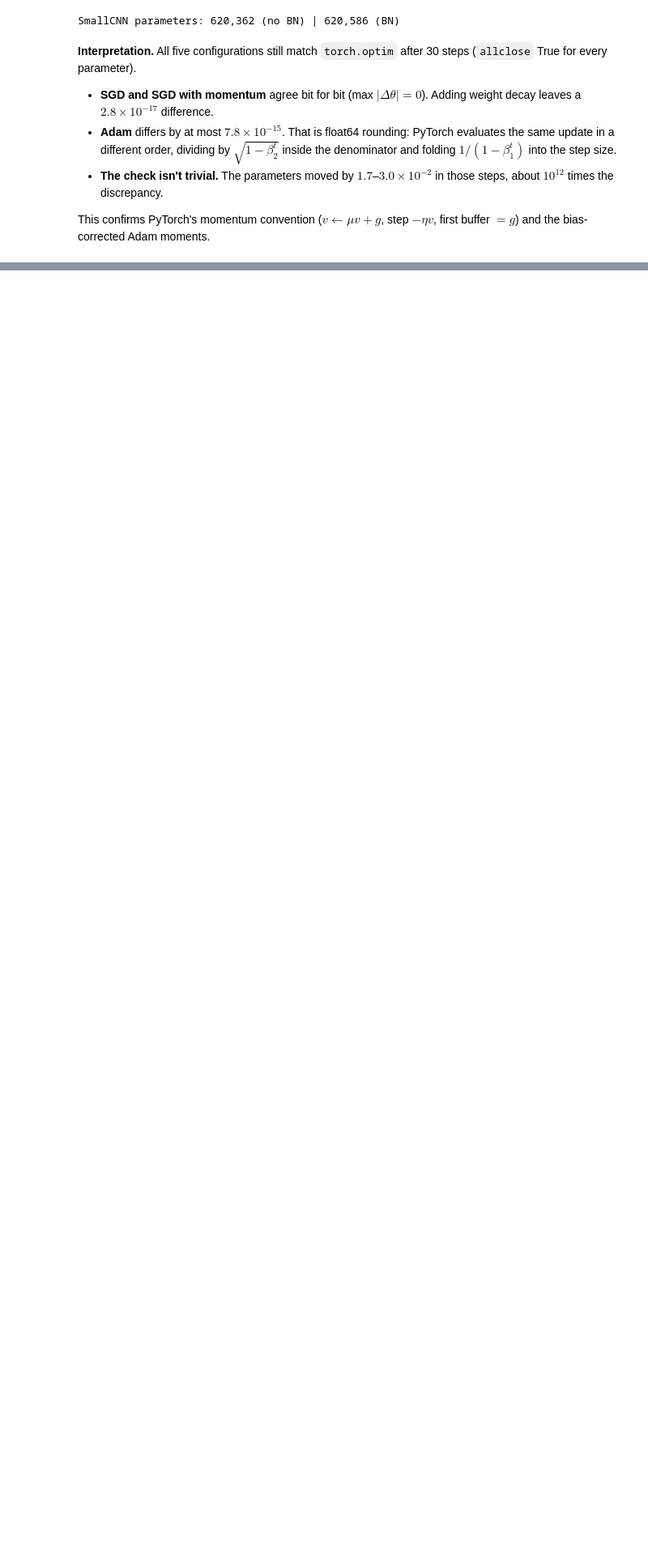
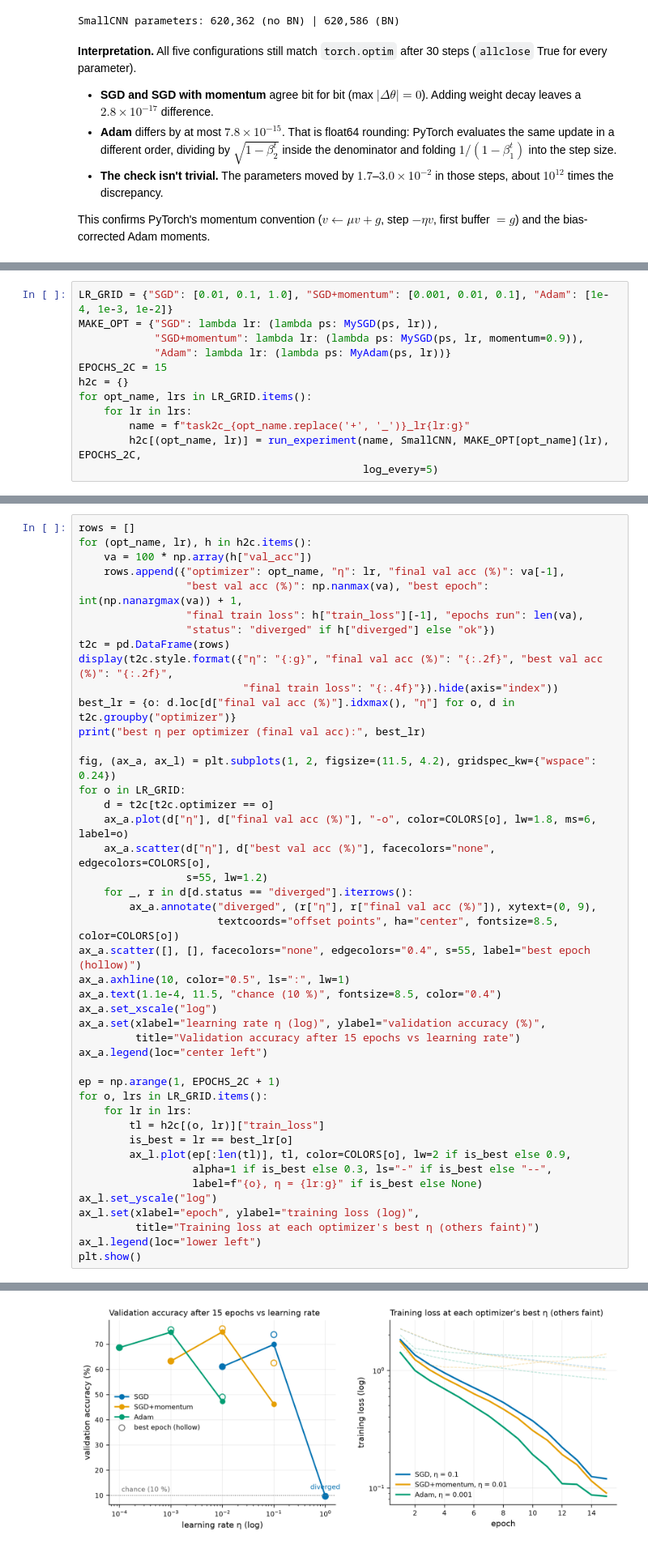
Before and after one commit to achintha-hathurusingha/en4554-a02-cnns, a Jupyter notebook: a02_cnns.ipynb, the cells around one changed output, grey strips where cells are left out. Shown at 81% size. Cells and saved outputs as stored; diff of their text form; blank space fills up the shorter version.

```diff
--- a/a02_cnns.ipynb
+++ b/a02_cnns.ipynb
@@ -753,0 +834,12 @@ This confirms PyTorch's momentum convention ($v\leftarrow\mu v+g$, step $-\eta v
+# %%
+LR_GRID = {"SGD": [0.01, 0.1, 1.0], "SGD+momentum": [0.001, 0.01, 0.1], "Adam": [1e-4, 1e-3, 1e-2]}
+MAKE_OPT = {"SGD": lambda lr: (lambda ps: MySGD(ps, lr)),
+            "SGD+momentum": lambda lr: (lambda ps: MySGD(ps, lr, momentum=0.9)),
+            "Adam": lambda lr: (lambda ps: MyAdam(ps, lr))}
+EPOCHS_2C = 15
+h2c = {}
+for opt_name, lrs in LR_GRID.items():
+    for lr in lrs:
+        name = f"task2c_{opt_name.replace('+', '_')}_lr{lr:g}"
+        h2c[(opt_name, lr)] = run_experiment(name, SmallCNN, MAKE_OPT[opt_name](lr), EPOCHS_2C,
+                                             log_every=5)
@@ -753,0 +864,45 @@ This confirms PyTorch's momentum convention ($v\leftarrow\mu v+g$, step $-\eta v
+# %%
+rows = []
+for (opt_name, lr), h in h2c.items():
+    va = 100 * np.array(h["val_acc"])
+    rows.append({"optimizer": opt_name, "η": lr, "final val acc (%)": va[-1],
+                 "best val acc (%)": np.nanmax(va), "best epoch": int(np.nanargmax(va)) + 1,
+                 "final train loss": h["train_loss"][-1], "epochs run": len(va),
+                 "status": "diverged" if h["diverged"] else "ok"})
+t2c = pd.DataFrame(rows)
+display(t2c.style.format({"η": "{:g}", "final val acc (%)": "{:.2f}", "best val acc (%)": "{:.2f}",
+                          "final train loss": "{:.4f}"}).hide(axis="index"))
+best_lr = {o: d.loc[d["final val acc (%)"].idxmax(), "η"] for o, d in t2c.groupby("optimizer")}
+print("best η per optimizer (final val acc):", best_lr)
+
+fig, (ax_a, ax_l) = plt.subplots(1, 2, figsize=(11.5, 4.2), gridspec_kw={"wspace": 0.24})
+for o in LR_GRID:
+    d = t2c[t2c.optimizer == o]
+    ax_a.plot(d["η"], d["final val acc (%)"], "-o", color=COLORS[o], lw=1.8, ms=6, label=o)
+    ax_a.scatter(d["η"], d["best val acc (%)"], facecolors="none", edgecolors=COLORS[o],
+                 s=55, lw=1.2)
+    for _, r in d[d.status == "diverged"].iterrows():
+        ax_a.annotate("diverged", (r["η"], r["final val acc (%)"]), xytext=(0, 9),
+                      textcoords="offset points", ha="center", fontsize=8.5, color=COLORS[o])
+ax_a.scatter([], [], facecolors="none", edgecolors="0.4", s=55, label="best epoch (hollow)")
+ax_a.axhline(10, color="0.5", ls=":", lw=1)
+ax_a.text(1.1e-4, 11.5, "chance (10 %)", fontsize=8.5, color="0.4")
+ax_a.set_xscale("log")
+ax_a.set(xlabel="learning rate η (log)", ylabel="validation accuracy (%)",
+         title="Validation accuracy after 15 epochs vs learning rate")
+ax_a.legend(loc="center left")
+
+ep = np.arange(1, EPOCHS_2C + 1)
+for o, lrs in LR_GRID.items():
+    for lr in lrs:
+        tl = h2c[(o, lr)]["train_loss"]
+        is_best = lr == best_lr[o]
+        ax_l.plot(ep[:len(tl)], tl, color=COLORS[o], lw=2 if is_best else 0.9,
+                  alpha=1 if is_best else 0.3, ls="-" if is_best else "--",
+                  label=f"{o}, η = {lr:g}" if is_best else None)
+ax_l.set_yscale("log")
+ax_l.set(xlabel="epoch", ylabel="training loss (log)",
+         title="Training loss at each optimizer's best η (others faint)")
+ax_l.legend(loc="lower left")
+plt.show()
+# %% [output]
@@ -753,0 +920 @@ This confirms PyTorch's momentum convention ($v\leftarrow\mu v+g$, step $-\eta v
+[figure, added]
```
Also changed, not shown: parts of 7 cells of this notebook, 9 other files.
